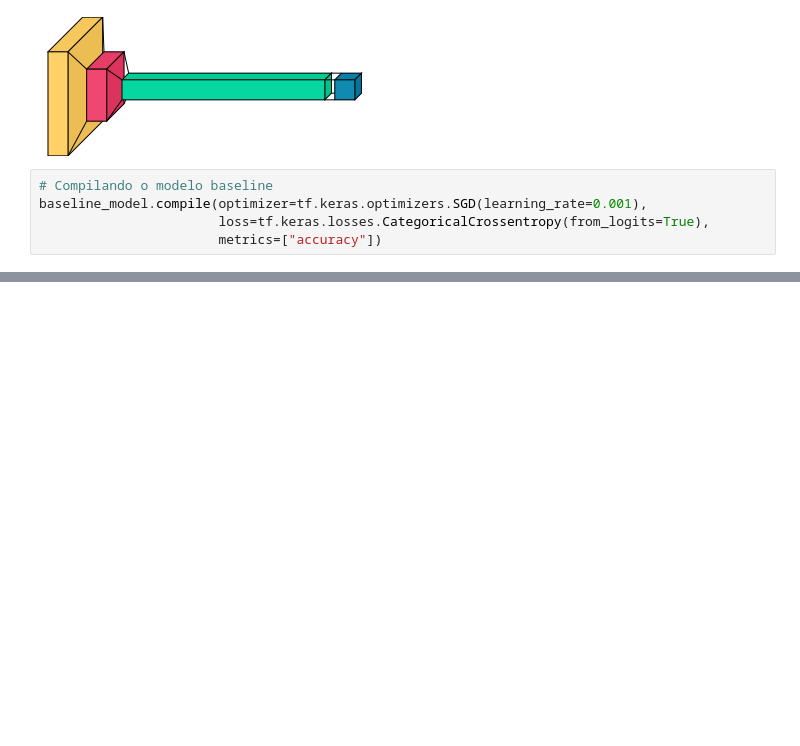
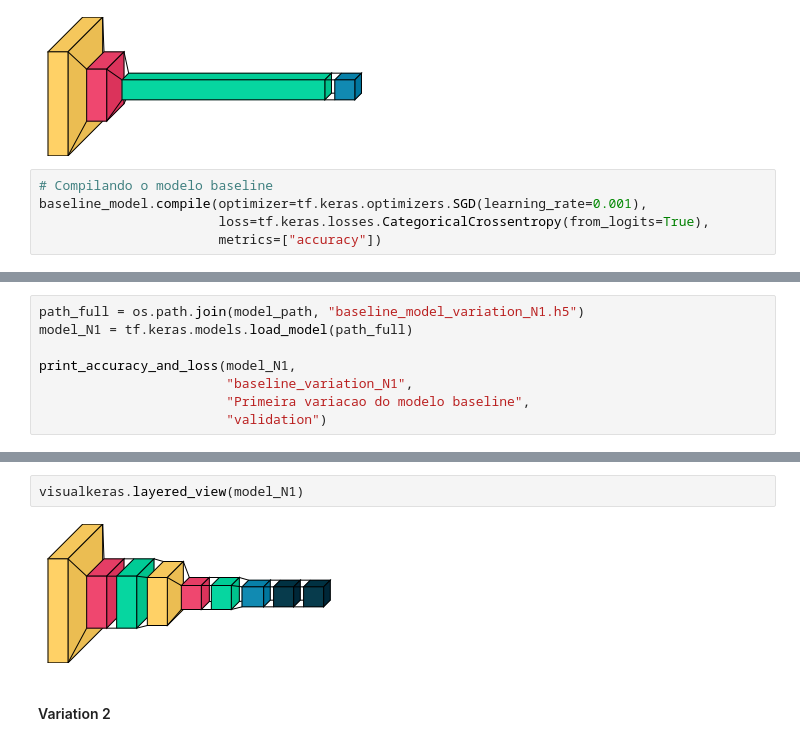
Before and after one commit to ACCFernando/mdc, a Jupyter notebook: 08_deep_learning/test01/INF0618_DeepLearning_Trabalho1.ipynb, the cells around one changed output, grey strips where cells are left out. Saved outputs shown, nothing was run; the diff lists cells and outputs as text; blank space fills up the shorter version.

```diff
--- a/08_deep_learning/test01/INF0618_DeepLearning_Trabalho1.ipynb
+++ b/08_deep_learning/test01/INF0618_DeepLearning_Trabalho1.ipynb
@@ -279,0 +499,8 @@ plt.show()
+# %%
+path_full = os.path.join(model_path, "baseline_model_variation_N1.h5")
+model_N1 = tf.keras.models.load_model(path_full)
+
+print_accuracy_and_loss(model_N1,
+                        "baseline_variation_N1",
+                        "Primeira variacao do modelo baseline",
+                        "validation")
@@ -279,0 +510,6 @@ plt.show()
+# %%
+visualkeras.layered_view(model_N1)
+# %% [output]
+[figure, added]
+# %% [markdown]
+#### Variation 2
```
Also changed, not shown: parts of 57 cells of this notebook.
